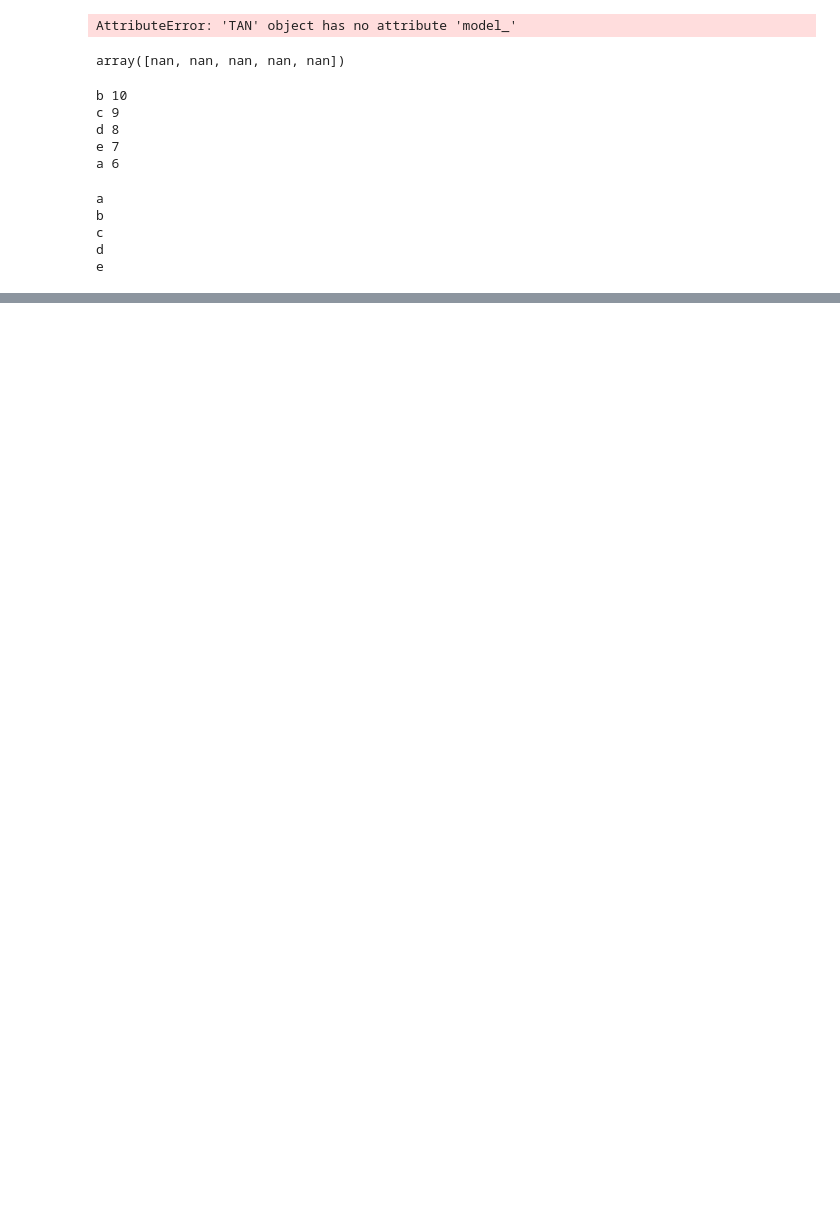
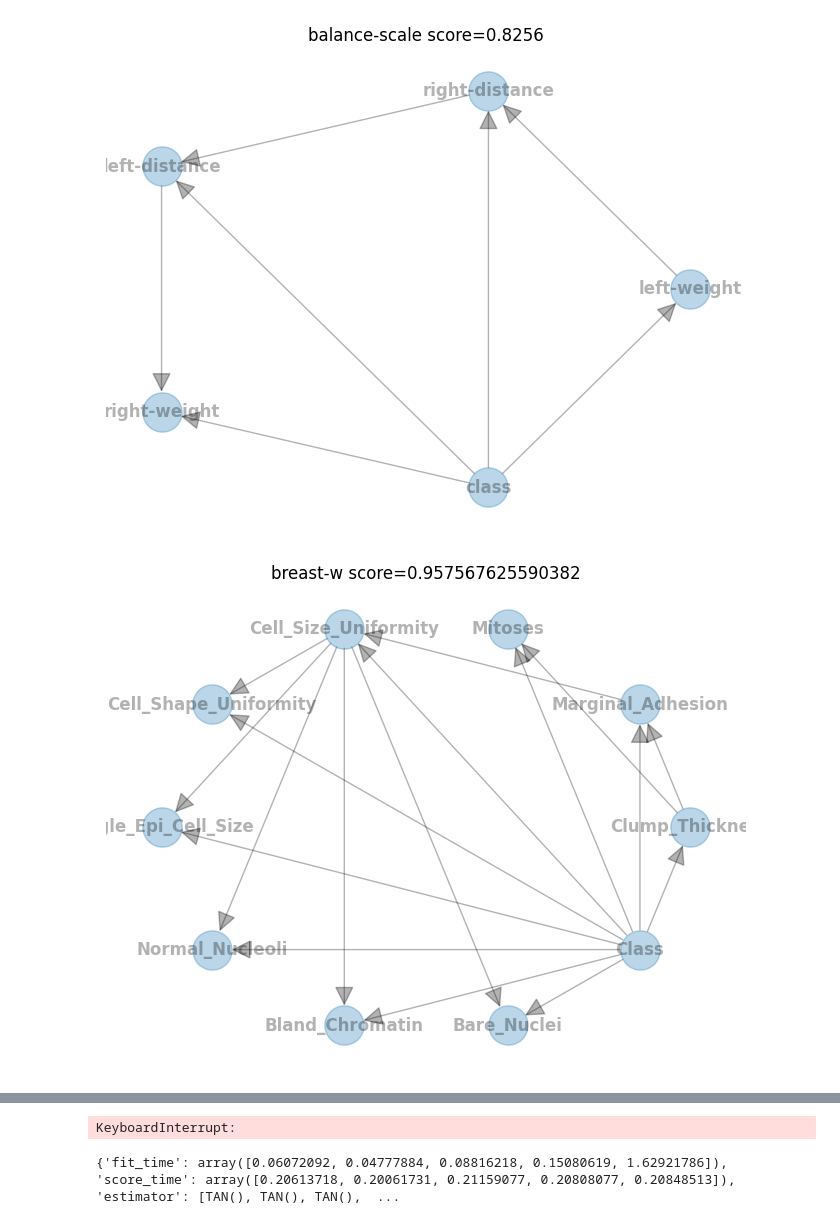
Before and after one commit to Doctorado-ML/bayesclass, a Jupyter notebook: test.ipynb, the cells around one changed output, grey strips where cells are left out. Cells and saved outputs as stored; diff of their text form; code cells hidden in the pictures; blank space fills up the shorter version.

Commit message:
Fix fit/build/train mistake

```diff
--- a/test.ipynb
+++ b/test.ipynb
@@ -6,9 +11,0 @@ from bayesclass import TAN
-# %%
-# Get data as a dataset
-dt = Datasets()
-data = dt.load("glass", dataframe=True)
-features = dt.dataset.features
-class_name = dt.dataset.class_name
-factorization, class_factors = pd.factorize(data[class_name])
-data[class_name] = factorization
-data.head()
@@ -59,39 +23,26 @@ def validate_classifier(model, X, y, stratified, fit_params):
-# %%
-import warnings
-from stree import Stree
-warnings.filterwarnings('ignore')
-for simple_init in [False, True]:
-    model = TAN(simple_init=simple_init)
-    for head in range(4):
-        #model.fit(X, y, head=head, features=features, class_name=class_name)
-        score = validate_classifier(model, X, y, stratified=False, fit_params=dict(head=head, features=features, class_name=class_name))
-        #model.plot(f"simple_init={simple_init} head={head}  score={np.mean(score['test_score'])}")
-        model.plot(f"simple_init={simple_init} head={head}  score={np.mean(score)}")
-# %% [output]
-AttributeError: 'TAN' object has no attribute 'model_'
-# %%
-score
-# %% [output]
-array([nan, nan, nan, nan, nan])
-# %%
-from queue import PriorityQueue
-q = PriorityQueue()
-lista = ['b', 'c', 'd', 'e', 'a']
-for i, c in zip(lista, range(len(lista))):
-    print(i,10-c)
-    q.put(i,10-c)
-# %% [output]
-b 10
-c 9
-d 8
-e 7
-a 6
-# %%
-while not q.empty():
-    print(q.get())
-# %% [output]
-a
-b
-c
-d
-e
+# %%
+def splitter(dt, name):
+    X, y = dt.load(name)
+    features, class_name = dt.get_features(), dt.get_class_name()
+    clf = TAN()
+    X_train, X_test, y_train, y_test = split_data(X, y, stratified=False)
+    clf.fit(X, y, features=features, class_name=class_name, head=0)
+    score = clf.score(X_test, y_test)
+    clf.plot(f"{name} score={score}")
+
+def crossval(dt, name):
+    X, y = dt.load(name)
+    features, class_name = dt.get_features(), dt.get_class_name()
+    fit_params=dict(features=features, class_name=class_name, head=0)
+    clf.fit(X, y, **fit_params)
+    score = validate_classifier(clf, X, y, fit_params=fit_params, stratified=False)
+    clf = score["estimator"][0]
+    clf.plot(f"{name} score={score['test_score'].mean()}")
+# %%
+splitter = False
+dt = Discretizer()
+for name in dt:
+    splitter(dt, name) if splitter else crossval(dt, name)
+# %% [output]
+[figure, added]
+[figure, added]
@@ -97,0 +107 @@ e
+KeyboardInterrupt:
@@ -97,0 +114,4 @@ e
+# %%
+print(score)
+# %% [output]
+{'fit_time': array([0.06072092, 0.04777884, 0.08816218, 0.15080619, 1.62921786]), 'score_time': array([0.20613718, 0.20061731, 0.21159077, 0.20808077, 0.20848513]), 'estimator': [TAN(), TAN(), TAN(),  ...
```
Also changed, not shown: parts of 6 cells of this notebook, 5 other files.
